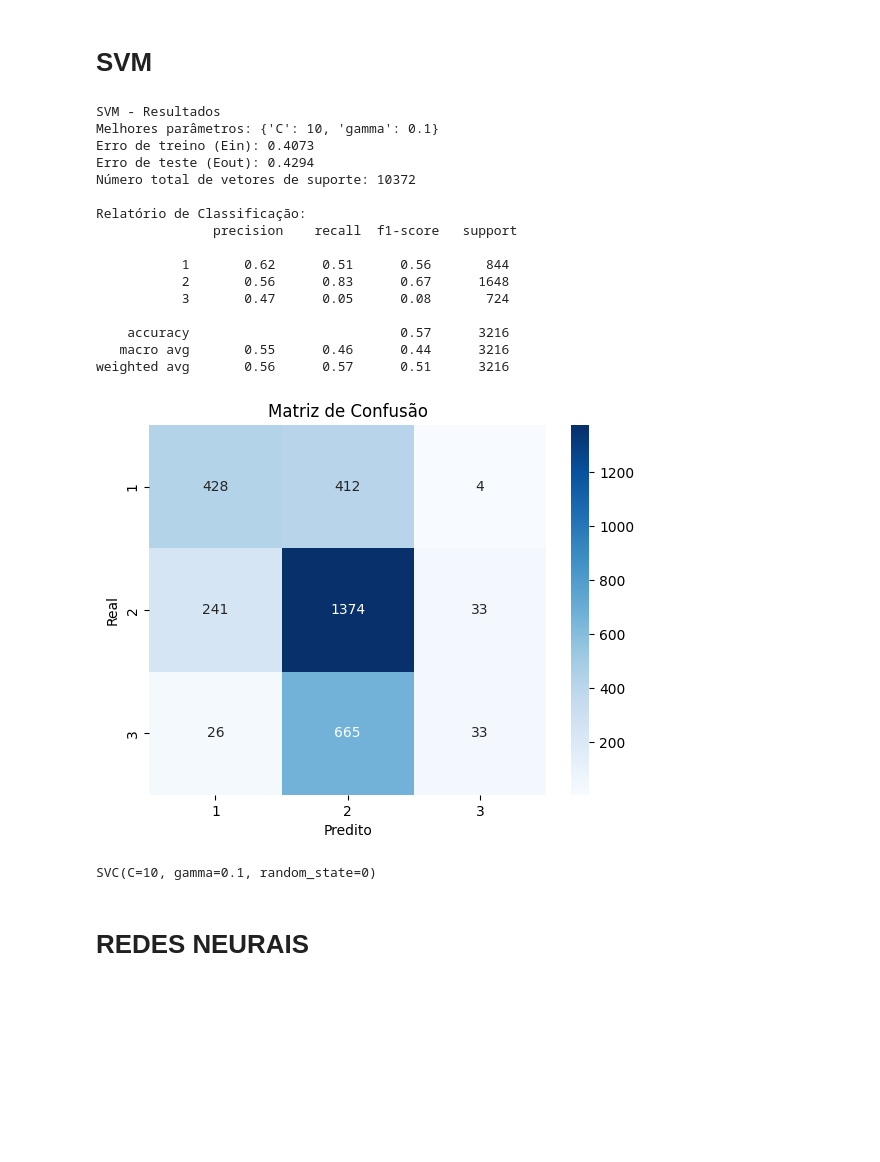
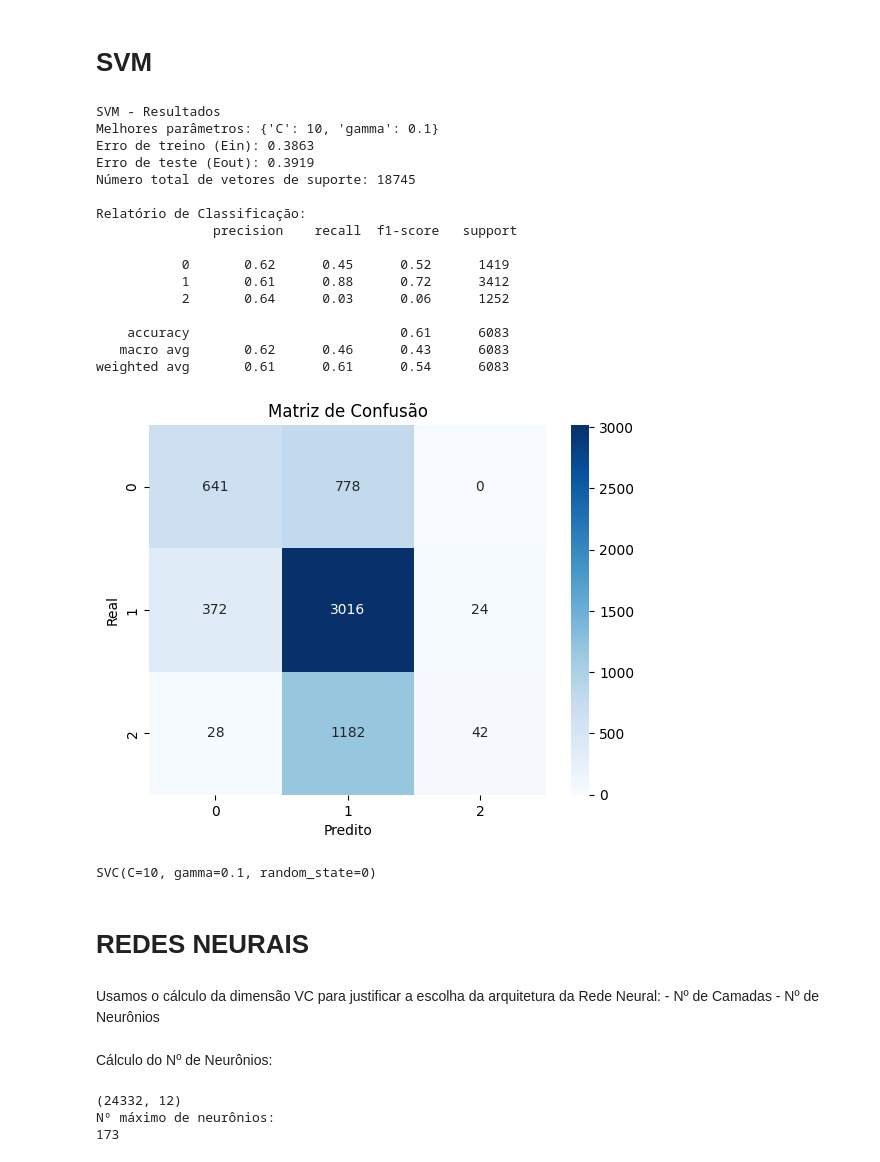
Before and after one commit to mariaeco/MachineLearning, a Jupyter notebook: FinalProject/Projeto_Final_Enem.ipynb, the cells around one changed output. Cells and saved outputs as stored; diff of their text form; code cells hidden in the pictures; blank space fills up the shorter version.

Commit message:
including neural network ok

```diff
--- a/FinalProject/Projeto_Final_Enem.ipynb
+++ b/FinalProject/Projeto_Final_Enem.ipynb
@@ -34,7 +34,7 @@ def carregar_e_preparar_dados(caminho_csv, coluna_target):
         'Celular', 'Internet', f'{coluna_target}']
 
     df = pd.read_csv(caminho_csv, sep=',', usecols=cols)
-    df = df[df['NU_ANO']> 2022]
+    df = df[df['NU_ANO']> 2021]
     df = df.drop(columns=['NU_ANO'])
 
     oneHotdata = OneHotEncoder(handle_unknown='ignore', sparse_output=False).set_output(transform='pandas')
@@ -42,10 +42,10 @@ def carregar_e_preparar_dados(caminho_csv, coluna_target):
     df = pd.concat([df, oneHotdata], axis=1)
     df = df.drop(columns=['TP_DEPENDENCIA_ADM_ESC'])
     novos_nomes = {
-        'TP_DEPENDENCIA_ADM_ESC_1.0': 'Federal',
-        'TP_DEPENDENCIA_ADM_ESC_2.0': 'Estadual',
-        'TP_DEPENDENCIA_ADM_ESC_3.0': 'Municipal',
-        'TP_DEPENDENCIA_ADM_ESC_4.0': 'Privada',
+        'TP_DEPENDENCIA_ADM_ESC_1': 'Federal',
+        'TP_DEPENDENCIA_ADM_ESC_2': 'Estadual',
+        'TP_DEPENDENCIA_ADM_ESC_3': 'Municipal',
+        'TP_DEPENDENCIA_ADM_ESC_4': 'Privada',
     }
     df.rename(columns=novos_nomes, inplace=True)
 
@@ -132,25 +148,31 @@ modelo_arvore_decisao(X_train, X_test, y_train, y_test)
 # %% [markdown]
 # SVM
 # %%
-# modelo_svm(X_train, X_test, y_train, y_test)
+modelo_svm(X_train, X_test, y_train, y_test)
 # %% [output]
 SVM - Resultados
 Melhores parâmetros: {'C': 10, 'gamma': 0.1}
-Erro de treino (Ein): 0.4073
-Erro de teste (Eout): 0.4294
-Número total de vetores de suporte: 10372
+Erro de treino (Ein): 0.3863
+Erro de teste (Eout): 0.3919
+Número total de vetores de suporte: 18745
 
 Relatório de Classificação:
                precision    recall  f1-score   support
 
-           1       0.62      0.51      0.56       844
-           2       0.56      0.83      0.67      1648
-           3       0.47      0.05      0.08       724
+           0       0.62      0.45      0.52      1419
+           1       0.61      0.88      0.72      3412
+           2       0.64      0.03      0.06      1252
 
-    accuracy                           0.57      3216
-   macro avg       0.55      0.46      0.44      3216
-weighted avg       0.56      0.57      0.51      3216
+    accuracy                           0.61      6083
+   macro avg       0.62      0.46      0.43      6083
+weighted avg       0.61      0.61      0.54      6083
-[figure, old version]
+[figure, new version]
 SVC(C=10, gamma=0.1, random_state=0)
 # %% [markdown]
 # REDES NEURAIS
+# %% [markdown]
+Usamos o cálculo da dimensão VC para justificar a escolha da arquitetura da Rede Neural:
+    - Nº de Camadas
+    - Nº de Neurônios
+# %% [markdown]
+Cálculo do Nº de Neurônios:
@@ -157,3 +182,14 @@ SVC(C=10, gamma=0.1, random_state=0)
+# %%
+N = len(X_train)
+n_variaveis = X_train.shape[1]
+print(X_train.shape)
+
+print('Nº máximo de neurônios:')
+print(num_neurons(N, n_variaveis))
+# %% [output]
+(24332, 12)
+Nº máximo de neurônios:
+173
 # %%
 input_dim = X_train.shape[1]
 output_dim = len(np.unique(y_train))
```
Also changed, not shown: parts of 6 cells of this notebook, 1 other file.
